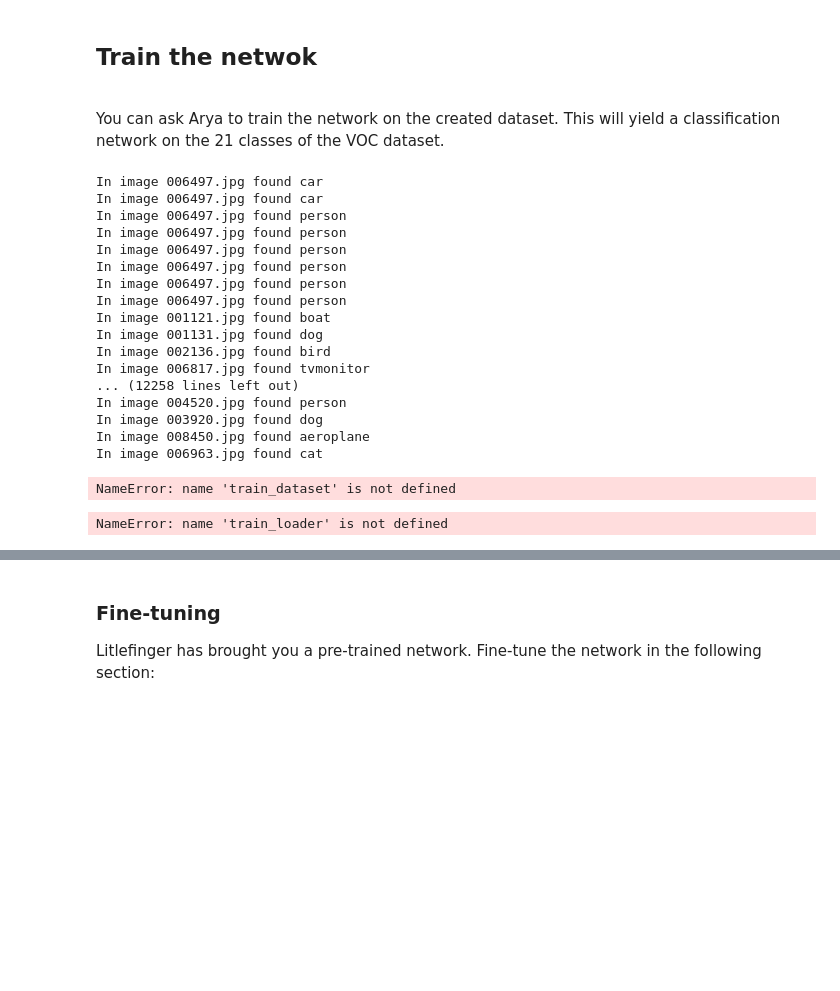
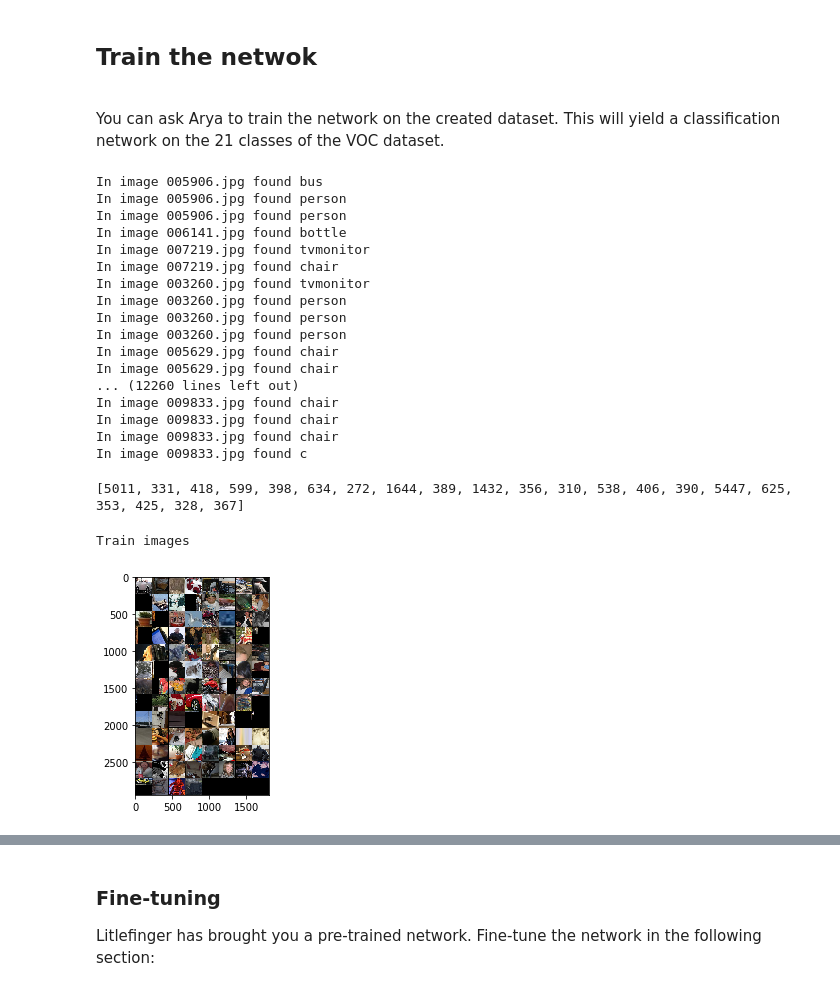
Before and after one commit to deepakgangwar/CS698O, a Jupyter notebook: Assignments/2/assignment_2.ipynb, the cells around one changed output, grey strips where cells are left out. Saved outputs shown, nothing was run; the diff lists cells and outputs as text; code cells hidden in the pictures; blank space fills up the shorter version.

```diff
--- a/Assignments/2/assignment_2.ipynb
+++ b/Assignments/2/assignment_2.ipynb
@@ -34,9 +34,9 @@ iou_threshold = 0.3
 stride = 5
 # %%
 # Cersei chose violence, you choose your hyper-parameters wisely using validation data!
-batch_size = 1
+batch_size = 100
 num_epochs = 5
-learning_rate =  0.001
+learning_rate =  0.01
 hyp_momentum = 0.9
 # %% [markdown]
 ## Build the data
@@ -127,8 +129,9 @@ def jamie_bronn_build_dataset(root, image, image_arr, class_arr):
 class hound_dataset(torch.utils.data.Dataset): # Extend PyTorch's Dataset class
     def __init__(self, root_dir, train, transform=None):
         # Begin
-        self.image_arr = []
-        self.class_arr = []
+        self.image_arr  = []
+        self.class_arr  = []
+        self.orig_image = []
         self.transform = transform
 
         if(train):
@@ -143,8 +146,8 @@ class hound_dataset(torch.utils.data.Dataset): # Extend PyTorch's Dataset class
             tree = ET.parse(filepath)
             root = tree.getroot()
             filename = root.find('filename').text
-            image = PIL.Image.open(imdir+filename)
-            jamie_bronn_build_dataset(root, image, self.image_arr, self.class_arr)
+            image = Image.open(imdir+filename)
+            jamie_bronn_build_dataset(root, image, self.image_arr, self.class_arr, self.orig_image, train)
 
     def __len__(self):
         # Begin
@@ -155,10 +158,10 @@ class hound_dataset(torch.utils.data.Dataset): # Extend PyTorch's Dataset class
     def __getitem__(self, idx):
         # Begin
         if self.transform is None:
-            return (self.image_arr[idx], self.class_arr[idx])
+            return (self.image_arr[idx], self.class_arr[idx], self.orig_image[idx])
         else:
             img_transformed = self.transform(self.image_arr[idx])
-            return (img_transformed, self.class_arr[idx])
+            return (img_transformed, self.class_arr[idx], self.orig_image[idx])
 # %% [markdown]
 ## Train the netwok
 <br/>You can ask Arya to train the network on the created dataset. This will yield a classification network on the 21 classes of the VOC dataset.
@@ -166,42 +169,49 @@ class hound_dataset(torch.utils.data.Dataset): # Extend PyTorch's Dataset class
 composed_transform = transforms.Compose([transforms.Scale((resnet_input,resnet_input)),
                                          transforms.RandomHorizontalFlip(),
                                          transforms.ToTensor()])
-# train_dataset = hound_dataset(root_dir='/home/harsh/datasets/visrec/', train=True, transform=composed_transform) # Supply proper root_dir
-test_dataset = hound_dataset(root_dir='/home/harsh/datasets/visrec/', train=False, transform=composed_transform) # Supply proper root_dir
+train_dataset = hound_dataset(root_dir='/home/eeshangd/vision_env/LELImproved/dataset/', train=True, transform=composed_transform) # Supply proper root_dir
+test_dataset = hound_dataset(root_dir='/home/eeshangd/vision_env/LELImproved/dataset/', train=False, transform=composed_transform) # Supply proper root_dir
 
 train_loader = torch.utils.data.DataLoader(dataset=train_dataset, batch_size=batch_size, shuffle=True)
-# test_loader = torch.utils.data.DataLoader(dataset=test_dataset, batch_size=batch_size, shuffle=False)
+test_loader = torch.utils.data.DataLoader(dataset=test_dataset, batch_size=batch_size, shuffle=False)
 # %% [output]
-In image 006497.jpg found car
-In image 006497.jpg found car
-In image 006497.jpg found person
-In image 006497.jpg found person
-In image 006497.jpg found person
-In image 006497.jpg found person
-In image 006497.jpg found person
-In image 006497.jpg found person
-In image 001121.jpg found boat
-In image 001131.jpg found dog
-In image 002136.jpg found bird
-In image 006817.jpg found tvmonitor
-... (12258 lines left out)
-In image 004520.jpg found person
-In image 003920.jpg found dog
-In image 008450.jpg found aeroplane
-In image 006963.jpg found cat
+In image 005906.jpg found bus
+In image 005906.jpg found person
+In image 005906.jpg found person
+In image 006141.jpg found bottle
+In image 007219.jpg found tvmonitor
+In image 007219.jpg found chair
+In image 003260.jpg found tvmonitor
+In image 003260.jpg found person
+In image 003260.jpg found person
+In image 003260.jpg found person
+In image 005629.jpg found chair
+In image 005629.jpg found chair
+... (12260 lines left out)
+In image 009833.jpg found chair
+In image 009833.jpg found chair
+In image 009833.jpg found chair
+In image 009833.jpg found c
-NameError: name 'train_dataset' is not defined
+# %%
+class_sample_count = [5011, 331, 418, 599, 398, 634, 272, 1644, 389, 1432, 356, 310, 538, 406, 390, 5447, 625, 353, 425, 328, 367]
+print(class_sample_count)
+weights = 1/torch.Tensor(class_sample_count)
+weights = (weights/torch.sum(weights)).cuda()
+# %% [output]
+[5011, 331, 418, 599, 398, 634, 272, 1644, 389, 1432, 356, 310, 538, 406, 390, 5447, 625, 353, 425, 328, 367]
 # %%
 # Sanity check
 def imshow(img):
     npimg = img.numpy()
     plt.imshow(np.transpose(npimg, (1, 2, 0)))
 
 train_dataiter = iter(train_loader)
-train_images, train_labels = train_dataiter.next()
+train_images, train_labels, _ = train_dataiter.next()
 print("Train images")
 imshow(torchvision.utils.make_grid(train_images))
 # %% [output]
-NameError: name 'train_loader' is not defined
+Train images
+[figure, added]
 # %%
 # another Sanity check
 test_dataiter = iter(test_loader)
```
Also changed, not shown: parts of 16 cells of this notebook, 2 other files.
